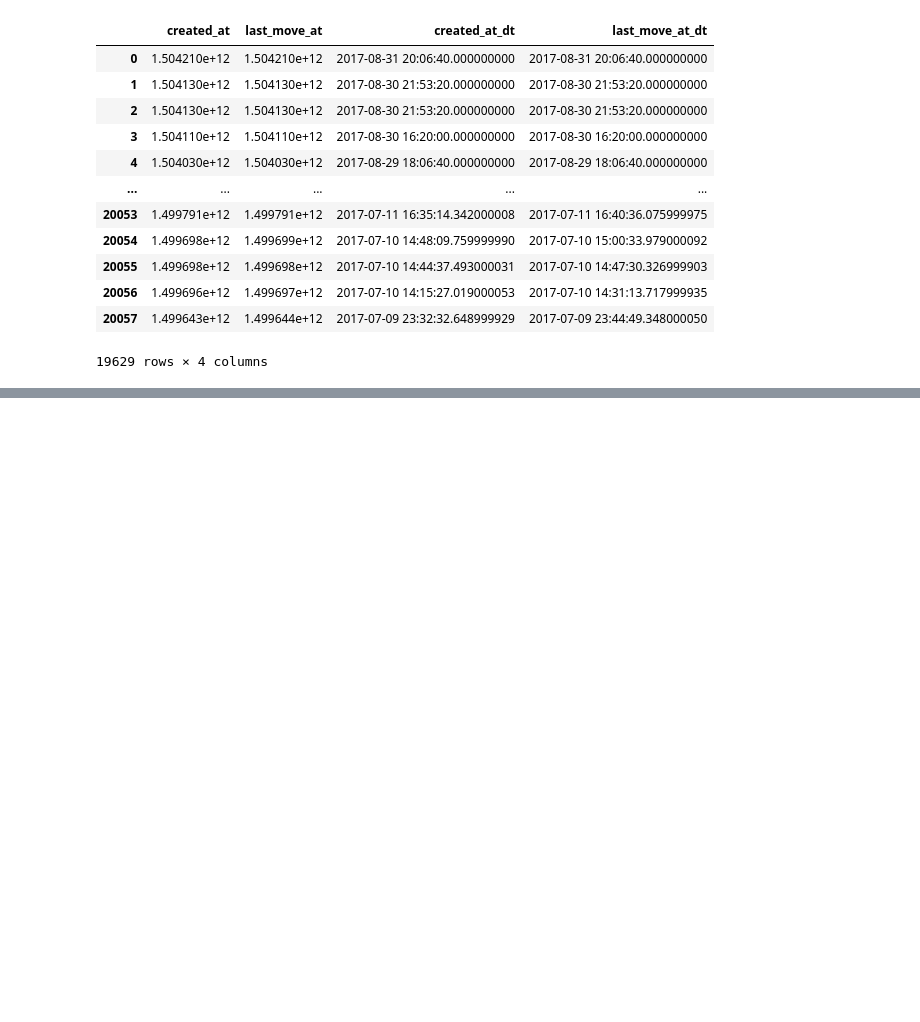
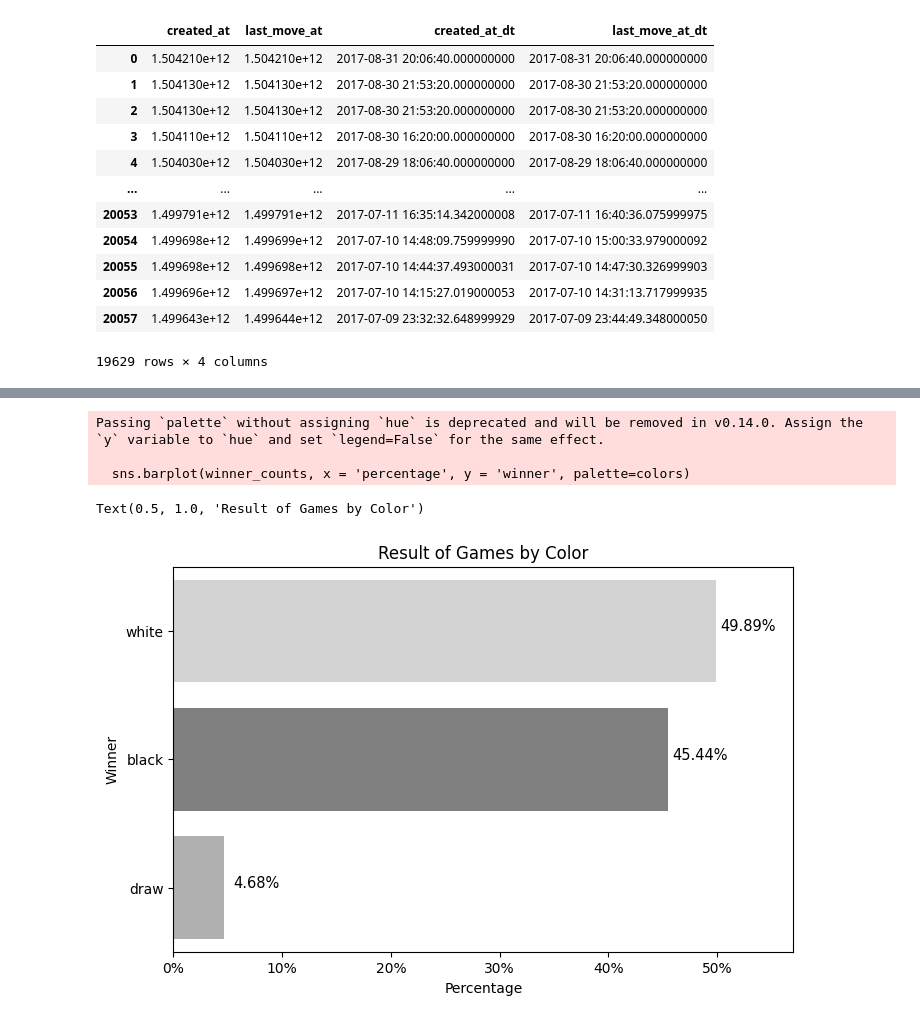
Before and after one commit to ly-daniel/Practice-Projects, a Jupyter notebook: Chess/analyze_chess_games.ipynb, the cells around one changed output, grey strips where cells are left out. Saved outputs shown, nothing was run; the diff lists cells and outputs as text; code cells hidden in the pictures; blank space fills up the shorter version.

```diff
--- a/Chess/analyze_chess_games.ipynb
+++ b/Chess/analyze_chess_games.ipynb
@@ -167,0 +132,23 @@ Error:
+# %%
+winner_counts = df['winner'].value_counts(normalize=True).reset_index()
+winner_counts.rename(columns = {'proportion': 'percentage'}, inplace = True)
+winner_counts['percentage'] = winner_counts['percentage'] * 100
+
+fig, ax = plt.subplots(figsize=(8,5))
+colors = ['#d3d3d3', '#808080', '#b0b0b0']
+sns.barplot(winner_counts, x = 'percentage', y = 'winner', palette=colors)
+
+for i, r in winner_counts.iterrows():
+    ax.text(r['percentage'] + 3, i, f'{r['percentage']:.2f}%', ha = 'center', fontsize = 10.5)
+
+ax.set_xticklabels([f'{int(y)}%' for y in ax.get_xticks()])
+plt.xlim(0,57)
+plt.xlabel('Percentage')
+plt.ylabel('Winner')
+plt.title('Result of Games by Color')
+# %% [output]
+Passing `palette` without assigning `hue` is deprecated and will be removed in v0.14.0. Assign the `y` variable to `hue` and set `legend=False` for the same effect.
+
+  sns.barplot(winner_counts, x = 'percentage', y = 'winner', palette=colors)
+Text(0.5, 1.0, 'Result of Games by Color')
+[figure, added]
```
Also changed, not shown: parts of 14 cells of this notebook.
